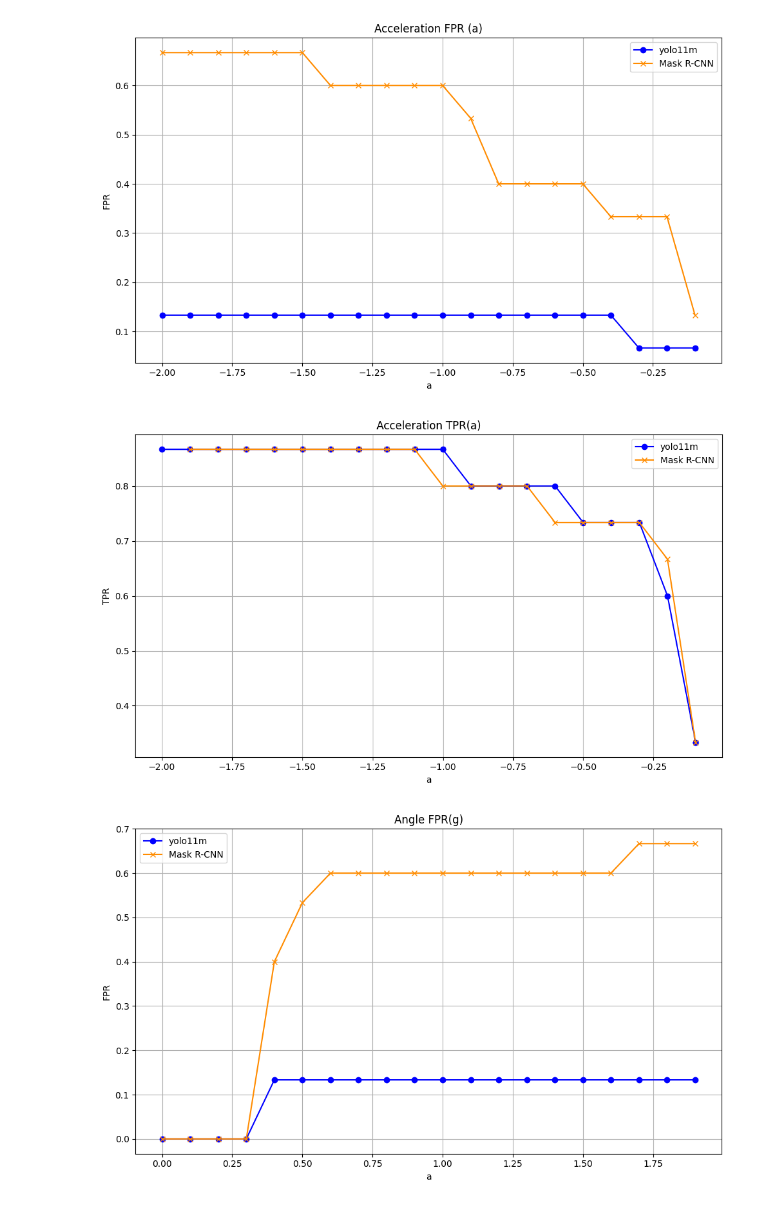
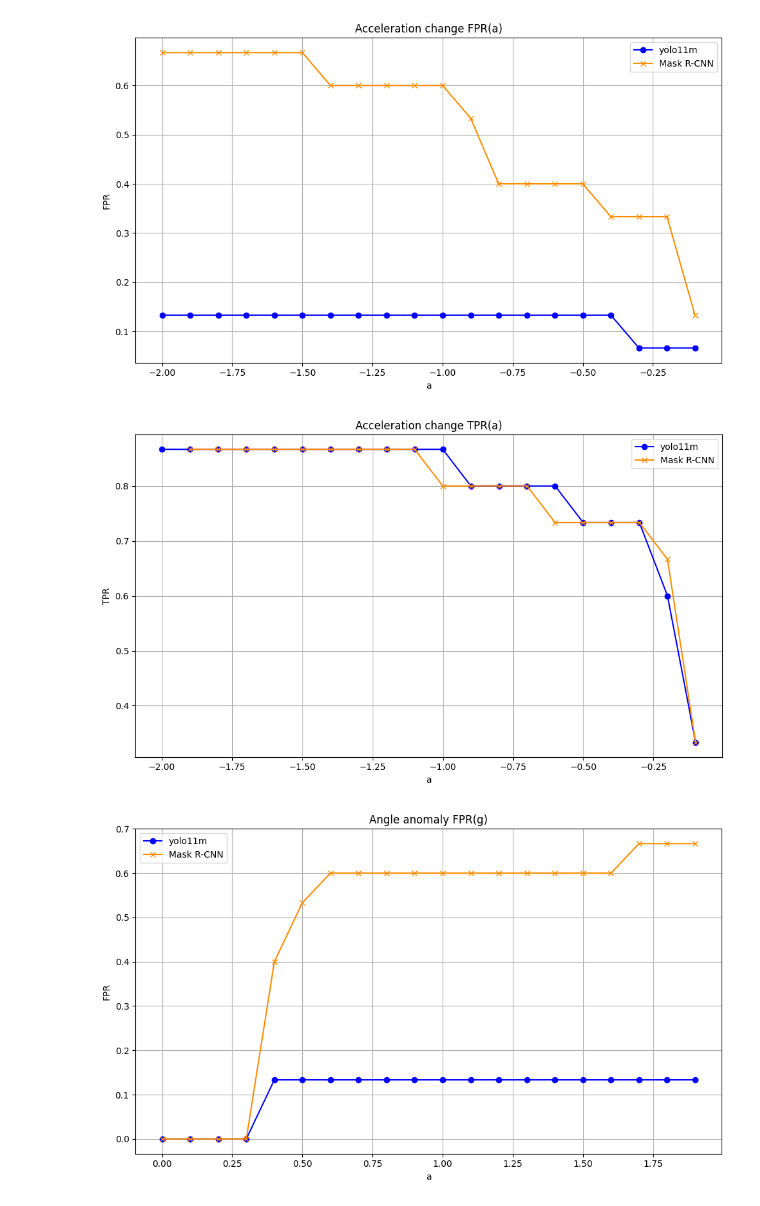
Before and after one commit to TomaszFilip/MasterThesis, a Jupyter notebook: plot.ipynb, the cells around one changed output. Saved outputs shown, nothing was run; the diff lists cells and outputs as text; code cells hidden in the pictures.

```diff
--- a/plot.ipynb
+++ b/plot.ipynb
@@ -16,7 +16,7 @@ plt.plot(df['A'], df['FPR'], label='yolo11m', color='blue', marker='o')
 # Plot formatting
 plt.xlabel('a')
 plt.ylabel('FPR')
-plt.title('Acceleration FPR (a)')
+plt.title('Acceleration change FPR(a)')
 plt.grid(True)
 
 plt.tight_layout()
@@ -30,12 +30,12 @@ df['A'] = df['A'] / 10
 plt.plot(df['A'], df['FPR'], label='Mask R-CNN', color='darkorange', marker='x')
 plt.legend()
 # Save plot
-plt.savefig('fpr_plot_yolo.png', dpi=300)  # Saves the figure as 'fpr_plot.png'
+plt.savefig('plots/acceleration_fpr.png', dpi=300)  # Saves the figure as 'fpr_plot.png'
 
 # Show plot
 plt.show()
 # %% [output]
-[figure, old version]
+[figure, new version]
 # %%
 import pandas as pd
 import matplotlib.pyplot as plt
@@ -63,51 +63,51 @@ plt.plot(df['A'], df['TPR'], label='Mask R-CNN', color='darkorange', marker='x')
 # Plot formatting
 plt.xlabel('a')
 plt.ylabel('TPR')
-plt.title('Acceleration TPR(a)')
+plt.title('Acceleration change TPR(a)')
 plt.grid(True)
 plt.legend()
 plt.tight_layout()
 
 # Save plot
-plt.savefig('tpr_plot_yolo.png', dpi=300)  # Saves the figure as 'fpr_plot.png'
+plt.savefig('plots/acceleration_tpr.png', dpi=300)  # Saves the figure as 'fpr_plot.png'
 
 # Show plot
 plt.show()
 # %% [output]
-[figure, old version]
+[figure, new version]
 # %%
 # Load CSV
 df = pd.read_csv('normal_yolo_G.csv')  # Replace with your actual file path
 
 #Compute FPR
 df['FPR'] = df['accident_count'] / df['total_count']#df['A'] = df['A'] / 10
 
 plt.figure(figsize=(10, 6))
 plt.plot(df['G']/10, df['FPR'], label='yolo11m', color='blue', marker='o')
 
 # Plot formatting
 plt.xlabel('a')
 plt.ylabel('FPR')
-plt.title('Angle FPR(g)')
+plt.title('Angle anomaly FPR(g)')
 plt.grid(True)
 
 plt.tight_layout()
 
 df = pd.read_csv('normal_maskrcnn_G.csv')  # Replace with your actual file path
 
 # Compute FPR
 df['FPR'] = df['accident_count'] / df['total_count']
 df['G'] = df['G'] / 10
 
 plt.plot(df['G'], df['FPR'], label='Mask R-CNN', color='darkorange', marker='x')
 plt.legend()
 # Save plot
-plt.savefig('fpr_plot_yolo.png', dpi=300)  # Saves the figure as 'fpr_plot.png'
+plt.savefig('plots/angle_fpr.png', dpi=300)  # Saves the figure as 'fpr_plot.png'
 
 # Show plot
 plt.show()
 # %% [output]
-[figure, old version]
+[figure, new version]
 # %%
 # Load CSV
 df = pd.read_csv('accident_yolo_G.csv')  # Replace with your actual file path
```
Also changed, not shown: parts of 2 cells of this notebook, 5 other files.
